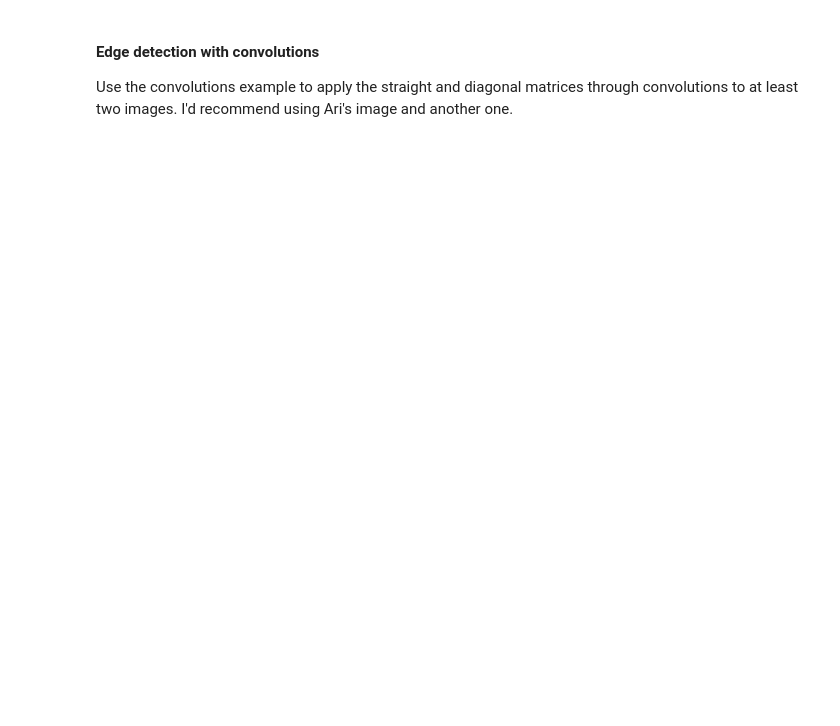
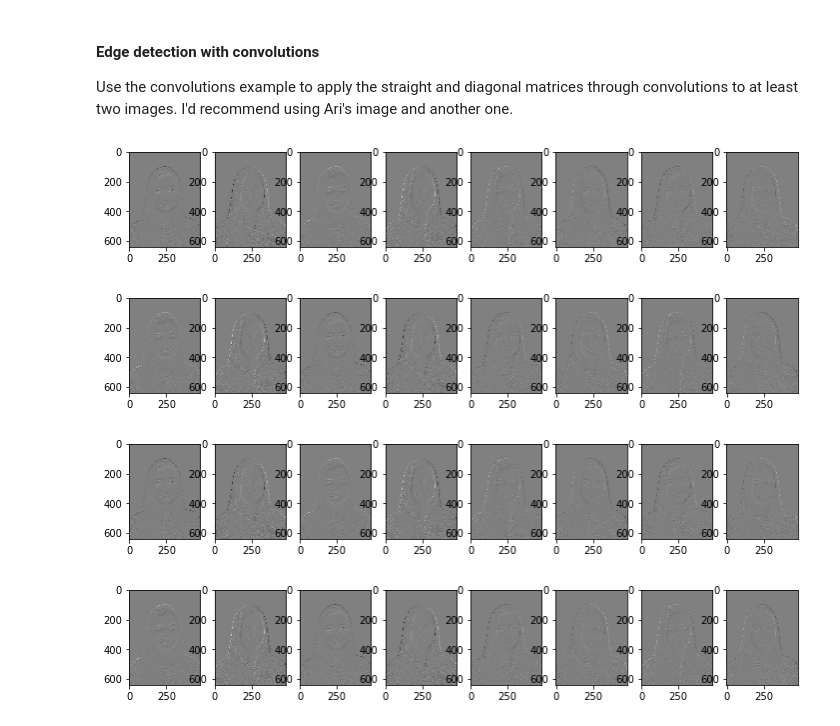
Before and after one commit to rikki-mayuri/numerical-linear-algebra, a Jupyter notebook: Exercises/rshomer_lab2_images.ipynb, the cells around one changed output. Saved outputs shown, nothing was run; the diff lists cells and outputs as text; code cells hidden in the pictures; blank space fills up the shorter version.

```diff
--- a/Exercises/rshomer_lab2_images.ipynb
+++ b/Exercises/rshomer_lab2_images.ipynb
@@ -211,0 +213,40 @@ Use the convolutions example to apply the straight and diagonal matrices through
+# %%
+rots = straights + diags
+corrs = []
+convs = []
+
+# AO
+
+for rot in rots:
+    tempConv = convolve(AO_img, rot)
+    convs.append(tempConv)
+
+    tempCorr = correlate(AO_img, rot)
+    corrs.append(tempCorr)
+
+    np.allclose(tempConv, tempCorr)
+
+plots(corrs)
+plots(convs)
+
+# AJ
+
+corrs.clear()
+convs.clear()
+
+for rot in rots:
+    tempConv = convolve(AO_img, rot)
+    convs.append(tempConv)
+
+    tempCorr = correlate(AO_img, rot)
+    corrs.append(tempCorr)
+
+    np.allclose(tempConv, tempCorr)
+
+plots(corrs)
+plots(convs)
+# %% [output]
+[figure, added]
+[figure, added]
+[figure, added]
+[figure, added]
```
Also changed, not shown: parts of 3 cells of this notebook.
